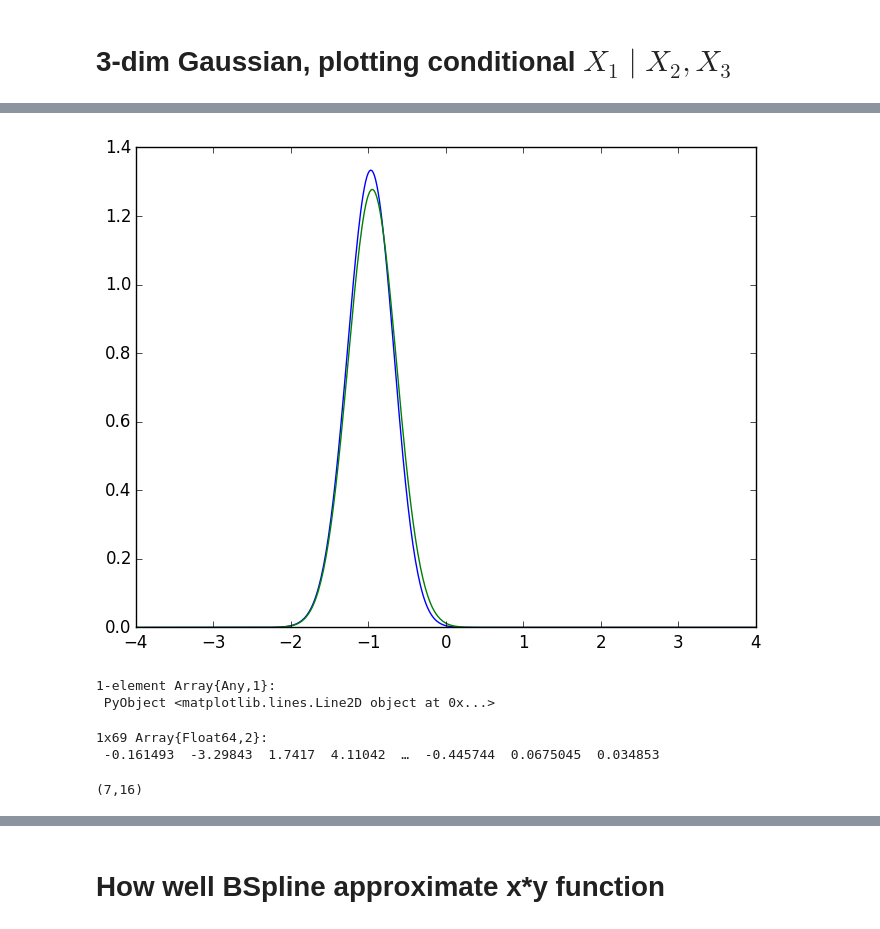
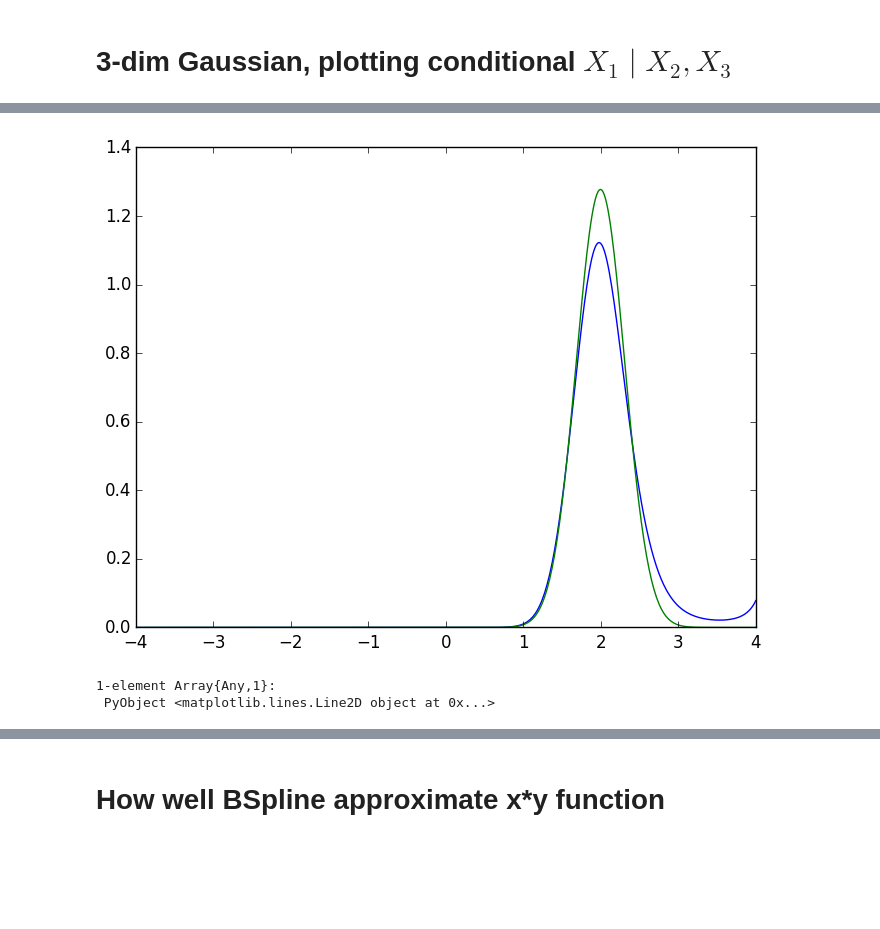
Before and after one commit to mlakolar/NPGM.JL, a Jupyter notebook: Estimating with score matching without penalty.ipynb, the cells around one changed output, grey strips where cells are left out. Saved outputs shown, nothing was run; the diff lists cells and outputs as text; code cells hidden in the pictures; blank space fills up the shorter version.

```diff
--- a/Estimating with score matching without penalty.ipynb
+++ b/Estimating with score matching without penalty.ipynb
@@ -369,5 +384,5 @@ D[indC:end] = 0
 for j=1:indC-1
     D[j] = 1. / D[j]
 end
-@time hat_beta = - Vt * diagm(D) * U' * E / n;
+hat_beta = - Vt * diagm(D) * U' * E / n;
 # %% [output]
@@ -382,43 +397,34 @@ function estimF(x)
     end
     indEdge = 0
     for a=1:p
         for b=a+1:p
             indEdge += 1
             for l=1:L
                 tmp += phi_edge(x[a], x[b], l) * hat_beta[K*p + (indEdge-1)*L + l]
             end
         end
     end
     exp(tmp)
 end
 
-x0 = [-1 0]
+x0 = [2.1 0]
 
 lb = -4.
 ub = 4.
 numEvalP = 500
 X1 = linspace(lb, ub, numEvalP)
 f = (eltype(Float64))[estimF([x, x0[1], x0[2]]) for x in X1]
 c0 = ExpFamilyGM.trapz(f, lb, ub)
 
 plot(X1, f/c0)
 
 mu = zeros(3)
 d = MvNormal(mu, covM)
 ft = (eltype(Float64))[pdf(d, [x, x0[1], x0[2]]) for x in X1]
 c0t = ExpFamilyGM.trapz(ft, lb, ub)
 
 plot(X1, ft/c0t)
 # %% [output]
-[figure, old version]
+[figure, new version]
 1-element Array{Any,1}:
  PyObject <matplotlib.lines.Line2D object at 0x...>
-# %%
-hat_beta'
-# %% [output]
-1x69 Array{Float64,2}:
- -0.161493  -3.29843  1.7417  4.11042  …  -0.445744  0.0675045  0.034853
-# %%
-(K,L)
-# %% [output]
-(7,16)
```
Also changed, not shown: parts of 7 cells of this notebook, 2 other files.
